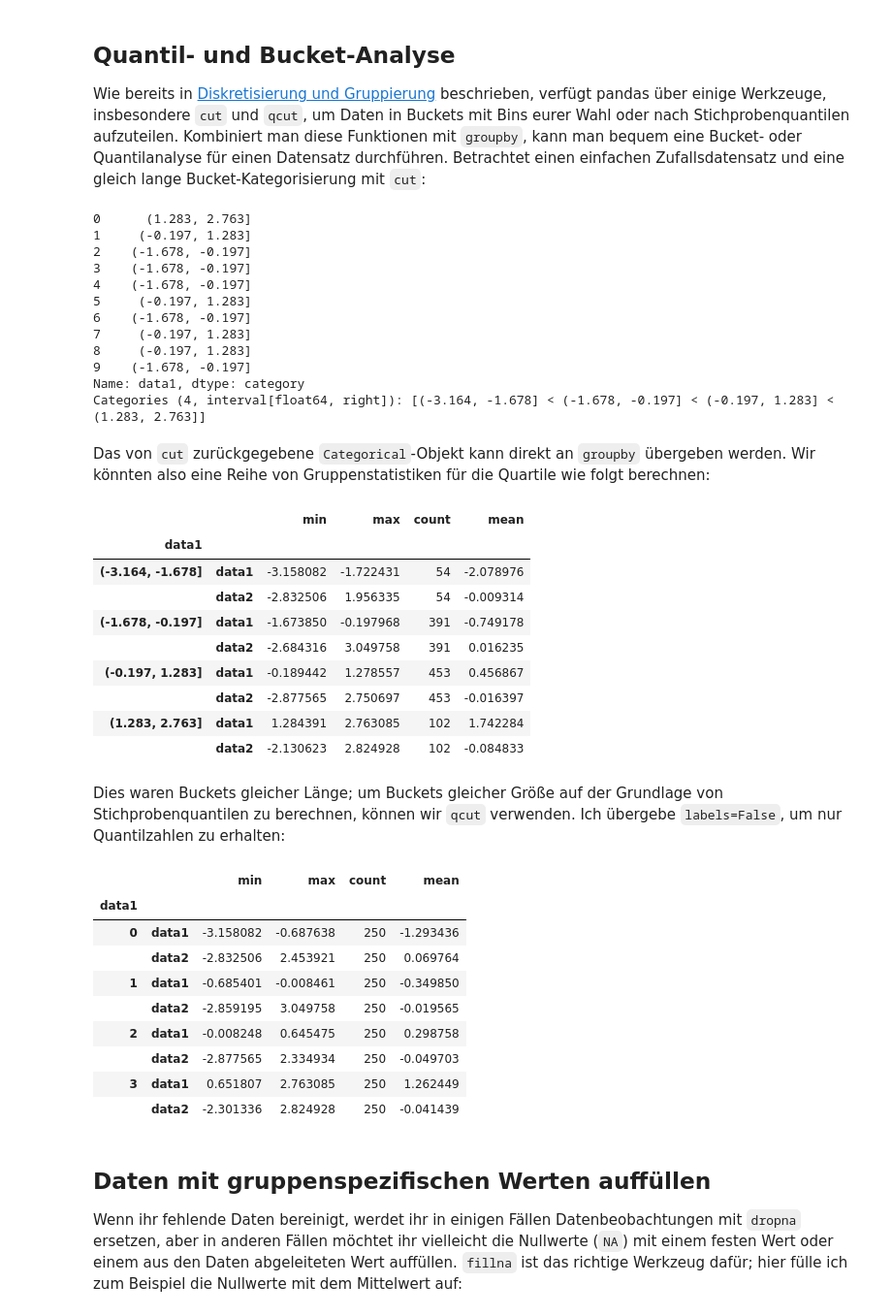
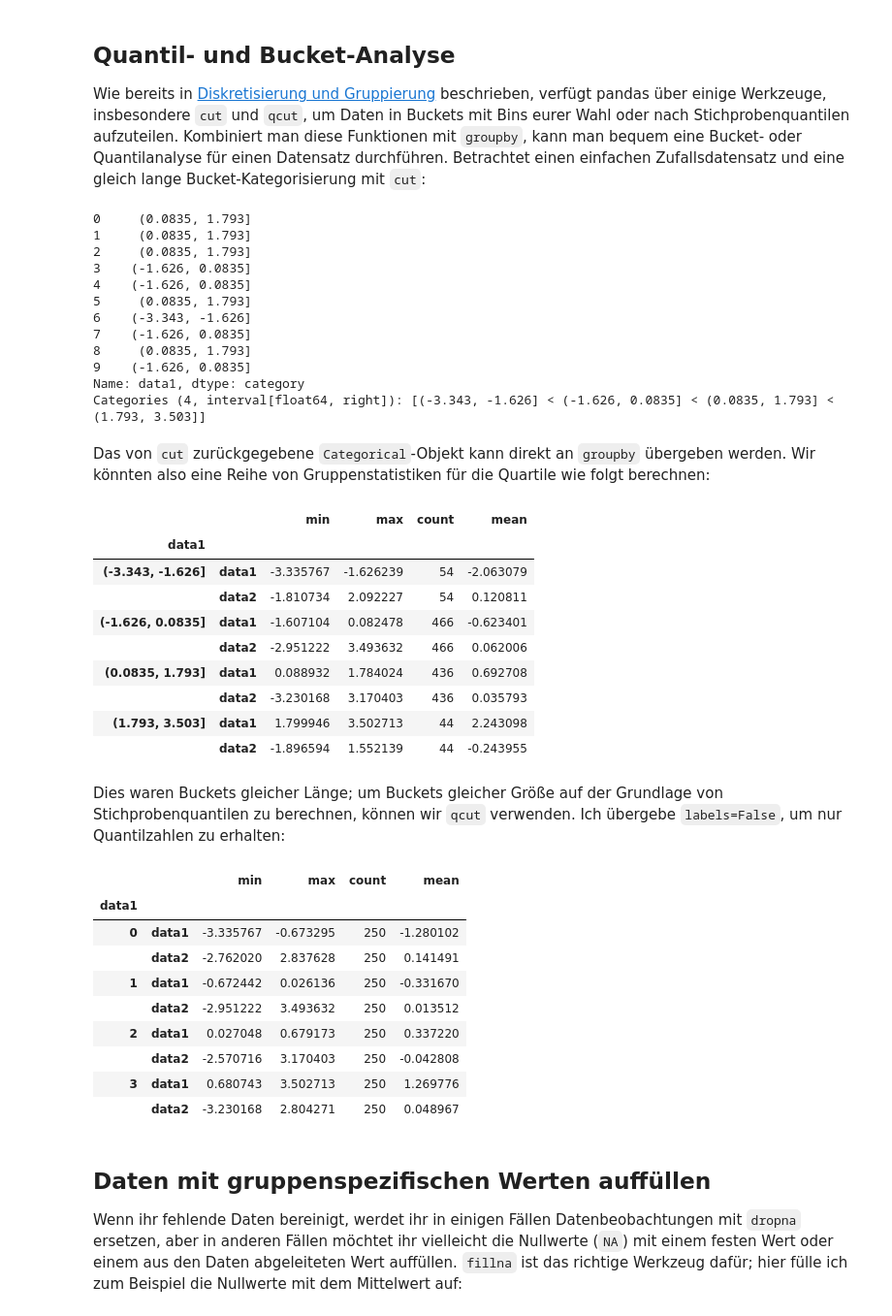
Before and after one commit to cusyio/Python4DataScience-de, a Jupyter notebook: docs/workspace/pandas/apply.ipynb, the cells around one changed output. Shown at 97% size. Cells and saved outputs as stored; diff of their text form; code cells hidden in the pictures.

```diff
--- a/docs/workspace/pandas/apply.ipynb
+++ b/docs/workspace/pandas/apply.ipynb
@@ -123,67 +130,67 @@ grouped.apply(top)
 
 Wie bereits in  [Diskretisierung und Gruppierung](discretisation.ipynb) beschrieben, verfügt pandas über einige Werkzeuge, insbesondere `cut` und `qcut`, um Daten in Buckets mit Bins eurer Wahl oder nach Stichprobenquantilen aufzuteilen. Kombiniert man diese Funktionen mit `groupby`, kann man bequem eine Bucket- oder Quantilanalyse für einen Datensatz durchführen. Betrachtet einen einfachen Zufallsdatensatz und eine gleich lange Bucket-Kategorisierung mit `cut`:
 # %%
-df = pd.DataFrame({'data1': np.random.randn(1000),
+df2 = pd.DataFrame({'data1': np.random.randn(1000),
                    'data2': np.random.randn(1000)})
 
-quartiles = pd.cut(df.data1, 4)
+quartiles = pd.cut(df2.data1, 4)
 
 quartiles[:10]
 # %% [output]
-0      (1.283, 2.763]
-1     (-0.197, 1.283]
-2    (-1.678, -0.197]
-3    (-1.678, -0.197]
-4    (-1.678, -0.197]
-5     (-0.197, 1.283]
-6    (-1.678, -0.197]
-7     (-0.197, 1.283]
-8     (-0.197, 1.283]
-9    (-1.678, -0.197]
+0     (0.0835, 1.793]
+1     (0.0835, 1.793]
+2     (0.0835, 1.793]
+3    (-1.626, 0.0835]
+4    (-1.626, 0.0835]
+5     (0.0835, 1.793]
+6    (-3.343, -1.626]
+7    (-1.626, 0.0835]
+8     (0.0835, 1.793]
+9    (-1.626, 0.0835]
 Name: data1, dtype: category
-Categories (4, interval[float64, right]): [(-3.164, -1.678] < (-1.678, -0.197] < (-0.197, 1.283] < (1.283, 2.763]]
+Categories (4, interval[float64, right]): [(-3.343, -1.626] < (-1.626, 0.0835] < (0.0835, 1.793] < (1.793, 3.503]]
 # %% [markdown]
 Das von `cut` zurückgegebene `Categorical`-Objekt kann direkt an `groupby` übergeben werden. Wir könnten also eine Reihe von Gruppenstatistiken für die Quartile wie folgt berechnen:
 # %%
 def stats(group):
     return pd.DataFrame(
         {'min': group.min(), 'max': group.max(),
          'count': group.count(), 'mean': group.mean()}
     )
 
-grouped = df.groupby(quartiles)
+grouped = df2.groupby(quartiles)
 
 grouped.apply(stats)
 # %% [output]
 |  |  | min | max | count | mean |
 | data1 |  |  |  |  |  |
-| (-3.164, -1.678] | data1 | -3.158082 | -1.722431 | 54 | -2.078976 |
-|  | data2 | -2.832506 | 1.956335 | 54 | -0.009314 |
-| (-1.678, -0.197] | data1 | -1.673850 | -0.197968 | 391 | -0.749178 |
-|  | data2 | -2.684316 | 3.049758 | 391 | 0.016235 |
-| (-0.197, 1.283] | data1 | -0.189442 | 1.278557 | 453 | 0.456867 |
-|  | data2 | -2.877565 | 2.750697 | 453 | -0.016397 |
-| (1.283, 2.763] | data1 | 1.284391 | 2.763085 | 102 | 1.742284 |
-|  | data2 | -2.130623 | 2.824928 | 102 | -0.084833 |
+| (-3.343, -1.626] | data1 | -3.335767 | -1.626239 | 54 | -2.063079 |
+|  | data2 | -1.810734 | 2.092227 | 54 | 0.120811 |
+| (-1.626, 0.0835] | data1 | -1.607104 | 0.082478 | 466 | -0.623401 |
+|  | data2 | -2.951222 | 3.493632 | 466 | 0.062006 |
+| (0.0835, 1.793] | data1 | 0.088932 | 1.784024 | 436 | 0.692708 |
+|  | data2 | -3.230168 | 3.170403 | 436 | 0.035793 |
+| (1.793, 3.503] | data1 | 1.799946 | 3.502713 | 44 | 2.243098 |
+|  | data2 | -1.896594 | 1.552139 | 44 | -0.243955 |
 # %% [markdown]
 Dies waren Buckets gleicher Länge; um Buckets gleicher Größe auf der Grundlage von Stichprobenquantilen zu berechnen, können wir `qcut` verwenden. Ich übergebe `labels=False`, um nur Quantilzahlen zu erhalten:
 # %%
-quartiles_samp = pd.qcut(df.data1, 4, labels=False)
+quartiles_samp = pd.qcut(df2.data1, 4, labels=False)
 
-grouped = df.groupby(quartiles_samp)
+grouped = df2.groupby(quartiles_samp)
 
 grouped.apply(stats)
 # %% [output]
 |  |  | min | max | count | mean |
 | data1 |  |  |  |  |  |
-| 0 | data1 | -3.158082 | -0.687638 | 250 | -1.293436 |
-|  | data2 | -2.832506 | 2.453921 | 250 | 0.069764 |
-| 1 | data1 | -0.685401 | -0.008461 | 250 | -0.349850 |
-|  | data2 | -2.859195 | 3.049758 | 250 | -0.019565 |
-| 2 | data1 | -0.008248 | 0.645475 | 250 | 0.298758 |
-|  | data2 | -2.877565 | 2.334934 | 250 | -0.049703 |
-| 3 | data1 | 0.651807 | 2.763085 | 250 | 1.262449 |
-|  | data2 | -2.301336 | 2.824928 | 250 | -0.041439 |
+| 0 | data1 | -3.335767 | -0.673295 | 250 | -1.280102 |
+|  | data2 | -2.762020 | 2.837628 | 250 | 0.141491 |
+| 1 | data1 | -0.672442 | 0.026136 | 250 | -0.331670 |
+|  | data2 | -2.951222 | 3.493632 | 250 | 0.013512 |
+| 2 | data1 | 0.027048 | 0.679173 | 250 | 0.337220 |
+|  | data2 | -2.570716 | 3.170403 | 250 | -0.042808 |
+| 3 | data1 | 0.680743 | 3.502713 | 250 | 1.269776 |
+|  | data2 | -3.230168 | 2.804271 | 250 | 0.048967 |
 # %% [markdown]
 ## Daten mit gruppenspezifischen Werten auffüllen
 
```
Also changed, not shown: parts of 21 cells of this notebook.
